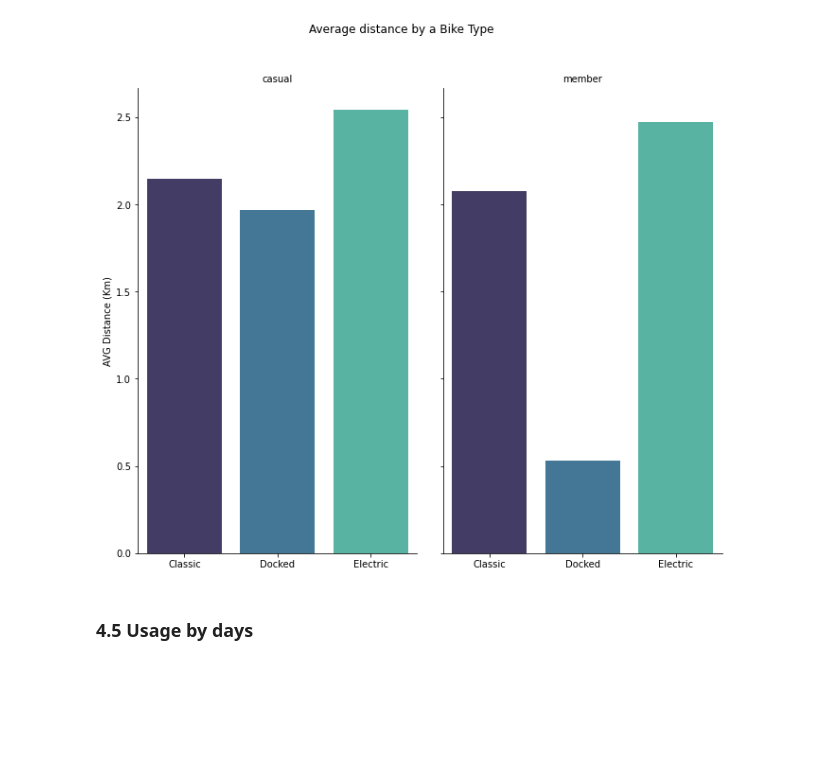
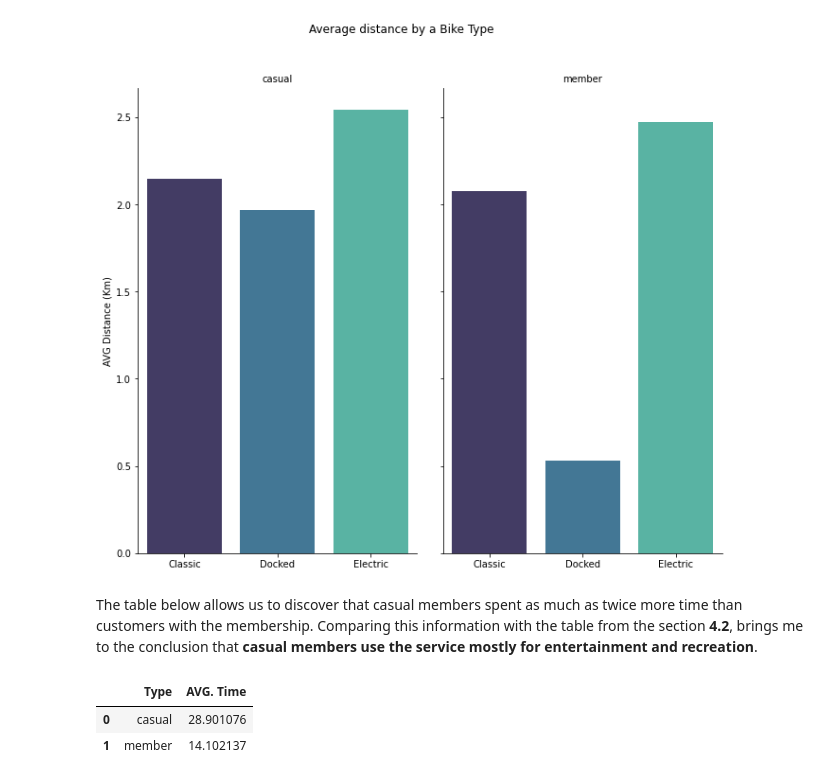
Before and after one commit to artyomvp1/projects, a Jupyter notebook: cyclistic/cyclistic.ipynb, the cells around one changed output. Drawn from its saved outputs; the diff is of its cells as text; code cells hidden in the pictures; blank space fills up the shorter version.

```diff
--- a/cyclistic/cyclistic.ipynb
+++ b/cyclistic/cyclistic.ipynb
@@ -334,5 +332,15 @@ g.set_xticklabels(['Classic', 'Docked', 'Electric'])
 plt.show()
 # %% [output]
 [figure]
-# %% [markdown]
-### 4.5 Usage by days
+# %% [markdown]
+The table below allows us to discover that casual members spent as much as twice more time than customers with the membership. Comparing this information with the table from the section **4.2**, brings me to the conclusion that **casual members use the service mostly for entertainment and recreation**.
+# %%
+# Table with average time
+member_avg_time = df[['member_casual', 'duration_minutes']].groupby('member_casual').mean()
+member_avg_time.reset_index(drop=False, inplace=True)
+member_avg_time.rename(columns={'member_casual':'Type', 'duration_minutes':'AVG. Time'}, inplace=True)
+member_avg_time
+# %% [output]
+|  | Type | AVG. Time |
+| 0 | casual | 28.901076 |
+| 1 | member | 14.102137 |
```
Also changed, not shown: parts of 28 cells of this notebook.
